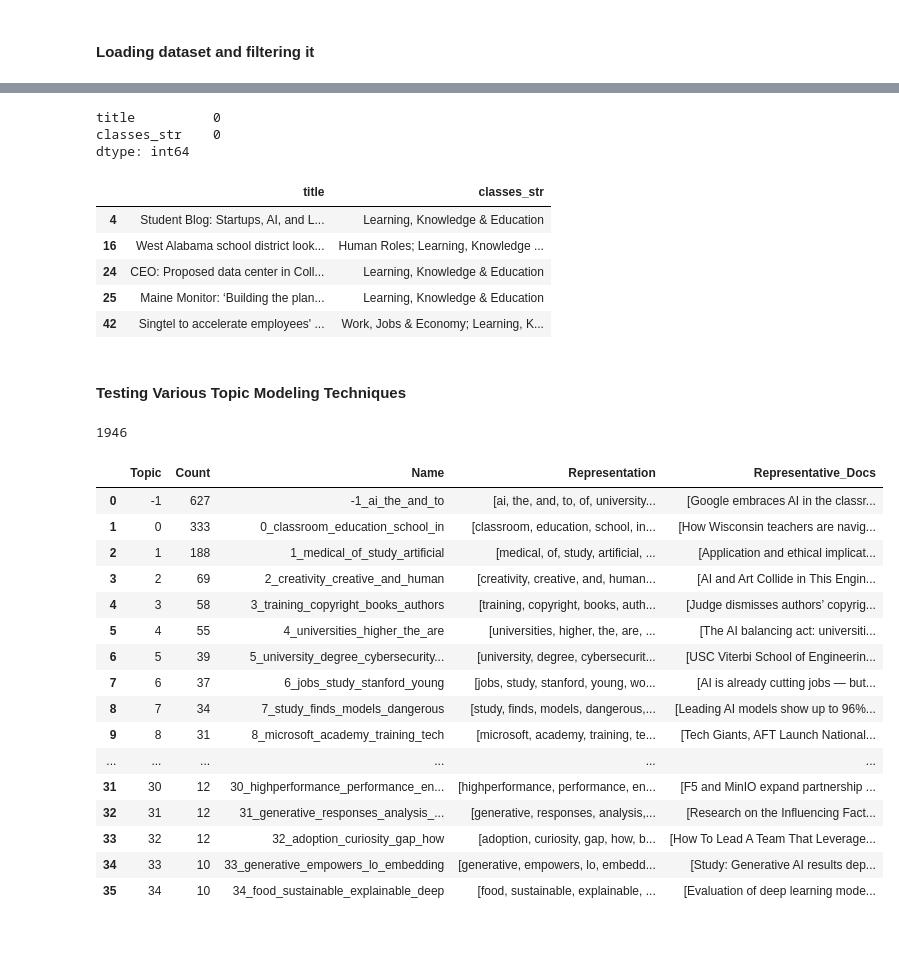
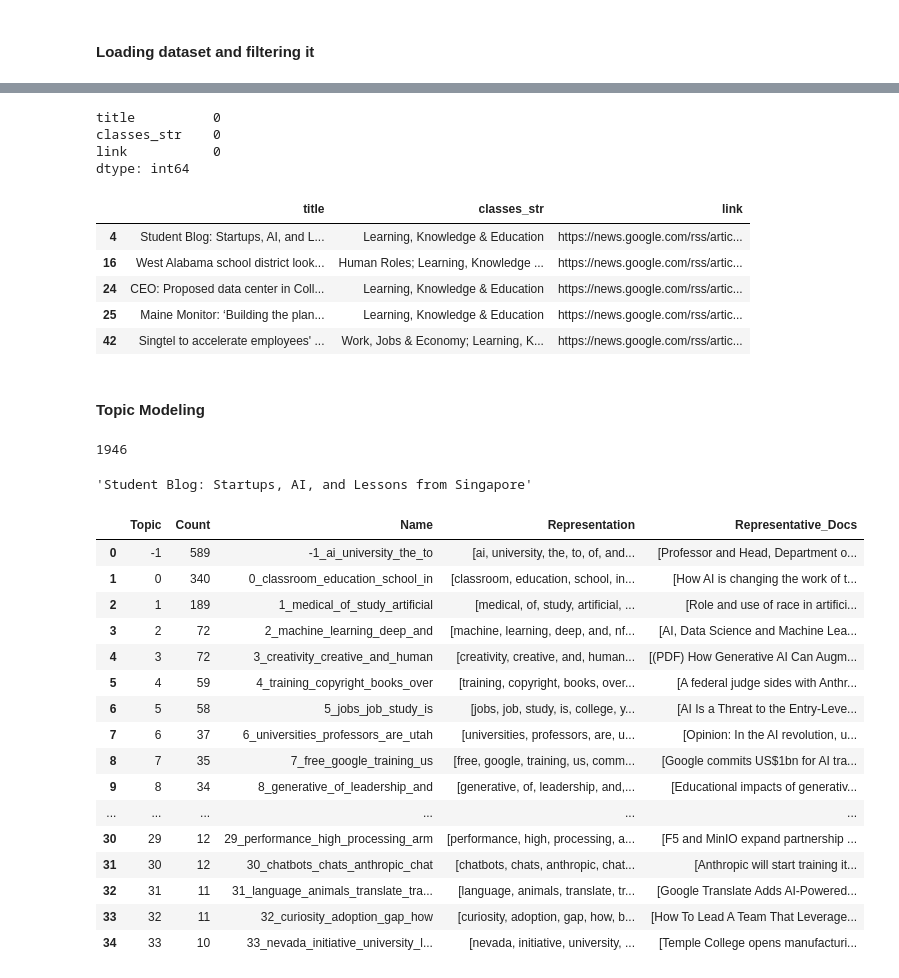
Before and after one commit to nmea002/MNB, a Jupyter notebook: job.ipynb, the cells around one changed output, grey strips where cells are left out. Saved outputs shown, nothing was run; the diff lists cells and outputs as text; code cells hidden in the pictures; blank space fills up the shorter version.

Commit message:
organized doc so we can start building the scraper pipeline

```diff
--- a/job.ipynb
+++ b/job.ipynb
@@ -16,59 +16,63 @@ df.head()
 | 3 | Datacom sees AI agents as pivotal... | https://news.google.com/rss/artic... | 2025-09-11 | ARNnet | 70 | 12 | Thursday | September | ... |
 | 4 | Student Blog: Startups, AI, and L... | https://news.google.com/rss/artic... | 2025-09-11 | The University of Queensland | 85 | 13 | Thursday | September | ... |
 # %%
-#Selecting just the title and classes_str columns. Put in a new dataframe so its less confusing for the rest of the code
-titles_and_classes = df[['title', 'classes_str']]
+#Selecting just the title, link, and classes_str columns.
+keyData = df[['title', 'classes_str', 'link']]
 #Checking nulls
-titles_and_classes.isna().sum()
+keyData.isna().sum()
 # %% [output]
 title          0
 classes_str    0
+link           0
 dtype: int64
 # %%
 #Filtering the df so it only selects rows where the classes_str value contains 'Learning, Knowledge & Education'
-df2 = titles_and_classes[titles_and_classes['classes_str'].str.contains('Learning, Knowledge & Education', case=False)]
+df2 = keyData[keyData['classes_str'].str.contains('Learning, Knowledge & Education', case=False)]
 df2.head()
 # %% [output]
-|  | title | classes_str |
-| 4 | Student Blog: Startups, AI, and L... | Learning, Knowledge & Education |
-| 16 | West Alabama school district look... | Human Roles; Learning, Knowledge ... |
-| 24 | CEO: Proposed data center in Coll... | Learning, Knowledge & Education |
-| 25 | Maine Monitor: ‘Building the plan... | Learning, Knowledge & Education |
-| 42 | Singtel to accelerate employees' ... | Work, Jobs & Economy; Learning, K... |
+|  | title | classes_str | link |
+| 4 | Student Blog: Startups, AI, and L... | Learning, Knowledge & Education | https://news.google.com/rss/artic... |
+| 16 | West Alabama school district look... | Human Roles; Learning, Knowledge ... | https://news.google.com/rss/artic... |
+| 24 | CEO: Proposed data center in Coll... | Learning, Knowledge & Education | https://news.google.com/rss/artic... |
+| 25 | Maine Monitor: ‘Building the plan... | Learning, Knowledge & Education | https://news.google.com/rss/artic... |
+| 42 | Singtel to accelerate employees' ... | Work, Jobs & Economy; Learning, K... | https://news.google.com/rss/artic... |
 # %% [markdown]
-#### Testing Various Topic Modeling Techniques
+#### Topic Modeling
 # %%
 #BERTopic only reads lists so i did this
 docs = df2["title"].tolist()
 print(len(docs))
 # %% [output]
 1946
+'Student Blog: Startups, AI, and Lessons from Singapore'
 # %%
-#Default BERTopic Model
-topic_model = BERTopic()
+from sentence_transformers import SentenceTransformer
+
+embedding_model = SentenceTransformer('all-MiniLM-L6-v2')
+topic_model = BERTopic(embedding_model=embedding_model)
 topics, probs = topic_model.fit_transform(docs)
 topic_model.get_topic_info()
-"""
-Topic is the topic number. -1 refers to outliers so it can be ignored.
-Count is how many rows from title fit that topic
-Name is the topic name
-Representation is the top words that summarize the topic
-Representative_Docs is the example documents that best illustrate the topic"""
+
+#Topic is the topic number. -1 refers to outliers so it can be ignored.
+#Count is how many rows from title fit that topic
+#Name is the topic name
+#Representation is the top words that summarize the topic
+#Representative_Docs is the example documents that best illustrate the topic
 # %% [output]
 |  | Topic | Count | Name | Representation | Representative_Docs |
-| 0 | -1 | 627 | -1_ai_the_and_to | [ai, the, and, to, of, university... | [Google embraces AI in the classr... |
-| 1 | 0 | 333 | 0_classroom_education_school_in | [classroom, education, school, in... | [How Wisconsin teachers are navig... |
-| 2 | 1 | 188 | 1_medical_of_study_artificial | [medical, of, study, artificial, ... | [Application and ethical implicat... |
-| 3 | 2 | 69 | 2_creativity_creative_and_human | [creativity, creative, and, human... | [AI and Art Collide in This Engin... |
-| 4 | 3 | 58 | 3_training_copyright_books_authors | [training, copyright, books, auth... | [Judge dismisses authors’ copyrig... |
-| 5 | 4 | 55 | 4_universities_higher_the_are | [universities, higher, the, are, ... | [The AI balancing act: universiti... |
-| 6 | 5 | 39 | 5_university_degree_cybersecurity... | [university, degree, cybersecurit... | [USC Viterbi School of Engineerin... |
-| 7 | 6 | 37 | 6_jobs_study_stanford_young | [jobs, study, stanford, young, wo... | [AI is already cutting jobs — but... |
-| 8 | 7 | 34 | 7_study_finds_models_dangerous | [study, finds, models, dangerous,... | [Leading AI models show up to 96%... |
-| 9 | 8 | 31 | 8_microsoft_academy_training_tech | [microsoft, academy, training, te... | [Tech Giants, AFT Launch National... |
+| 0 | -1 | 589 | -1_ai_university_the_to | [ai, university, the, to, of, and... | [Professor and Head, Department o... |
+| 1 | 0 | 340 | 0_classroom_education_school_in | [classroom, education, school, in... | [How AI is changing the work of t... |
+| 2 | 1 | 189 | 1_medical_of_study_artificial | [medical, of, study, artificial, ... | [Role and use of race in artifici... |
+| 3 | 2 | 72 | 2_machine_learning_deep_and | [machine, learning, deep, and, nf... | [AI, Data Science and Machine Lea... |
+| 4 | 3 | 72 | 3_creativity_creative_and_human | [creativity, creative, and, human... | [(PDF) How Generative AI Can Augm... |
+| 5 | 4 | 59 | 4_training_copyright_books_over | [training, copyright, books, over... | [A federal judge sides with Anthr... |
+| 6 | 5 | 58 | 5_jobs_job_study_is | [jobs, job, study, is, college, y... | [AI Is a Threat to the Entry-Leve... |
+| 7 | 6 | 37 | 6_universities_professors_are_utah | [universities, professors, are, u... | [Opinion: In the AI revolution, u... |
+| 8 | 7 | 35 | 7_free_google_training_us | [free, google, training, us, comm... | [Google commits US$1bn for AI tra... |
+| 9 | 8 | 34 | 8_generative_of_leadership_and | [generative, of, leadership, and,... | [Educational impacts of generativ... |
 | ... | ... | ... | ... | ... | ... |
-| 31 | 30 | 12 | 30_highperformance_performance_en... | [highperformance, performance, en... | [F5 and MinIO expand partnership ... |
-| 32 | 31 | 12 | 31_generative_responses_analysis_... | [generative, responses, analysis,... | [Research on the Influencing Fact... |
-| 33 | 32 | 12 | 32_adoption_curiosity_gap_how | [adoption, curiosity, gap, how, b... | [How To Lead A Team That Leverage... |
-| 34 | 33 | 10 | 33_generative_empowers_lo_embedding | [generative, empowers, lo, embedd... | [Study: Generative AI results dep... |
-| 35 | 34 | 10 | 34_food_sustainable_explainable_deep | [food, sustainable, explainable, ... | [Evaluation of deep learning mode... |
+| 30 | 29 | 12 | 29_performance_high_processing_arm | [performance, high, processing, a... | [F5 and MinIO expand partnership ... |
+| 31 | 30 | 12 | 30_chatbots_chats_anthropic_chat | [chatbots, chats, anthropic, chat... | [Anthropic will start training it... |
+| 32 | 31 | 11 | 31_language_animals_translate_tra... | [language, animals, translate, tr... | [Google Translate Adds AI-Powered... |
+| 33 | 32 | 11 | 32_curiosity_adoption_gap_how | [curiosity, adoption, gap, how, b... | [How To Lead A Team That Leverage... |
+| 34 | 33 | 10 | 33_nevada_initiative_university_l... | [nevada, initiative, university, ... | [Temple College opens manufacturi... |
```
Also changed, not shown: parts of 6 cells of this notebook.
